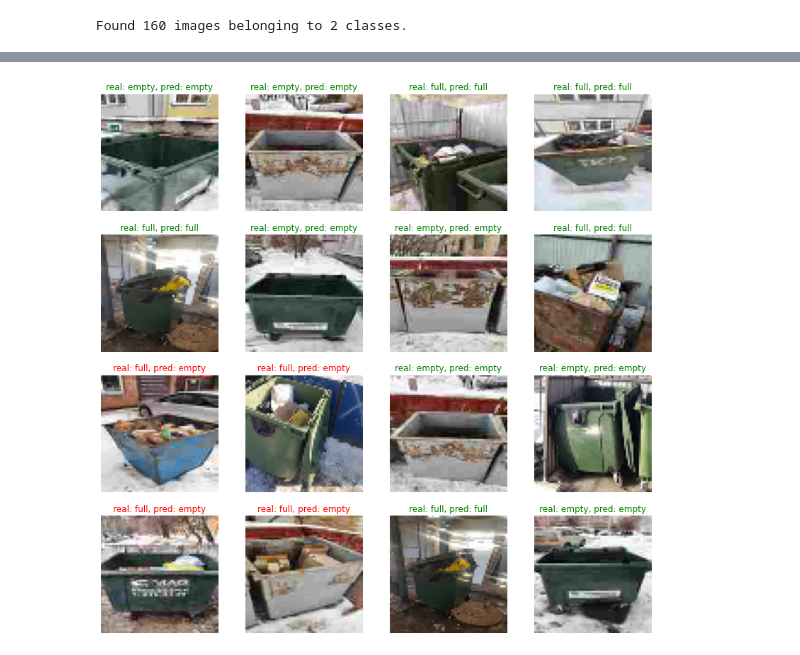
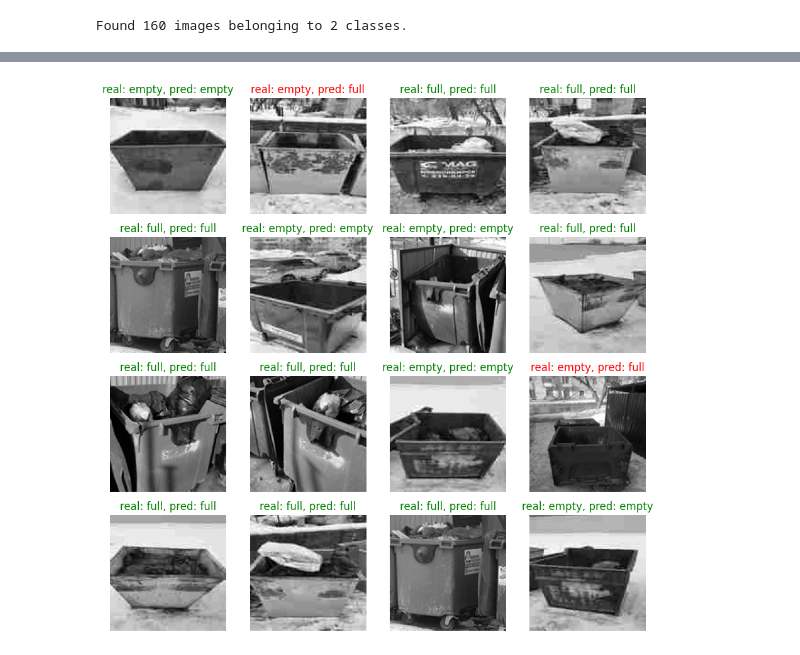
Before and after one commit to iishutov/CV-Project, a Jupyter notebook: ml_project.ipynb, the cells around one changed output, grey strips where cells are left out. Saved outputs shown, nothing was run; the diff lists cells and outputs as text; code cells hidden in the pictures.

```diff
--- a/ml_project.ipynb
+++ b/ml_project.ipynb
@@ -29,3 +52,7 @@ with zipfile.ZipFile(test_dir_zip, 'r') as zip_ref:
+# %%
+batch_size = 32
+rescale = 1./255
+img_height = img_width = 128
 # %%
 # Training dataset preprocessing
 train_datagen = ImageDataGenerator(
@@ -55,7 +85,7 @@ fig, axs = plt.subplots(nrows=3, ncols=3, figsize=(8,8))
 for i in range(3):
     for j in range(3):
         image, label = train_dataset.next()
-        axs[i,j].imshow(image[0])
+        axs[i,j].imshow(image[0], cmap='gray')
         axs[i,j].set_title(f'Label: {(int)(label[0])}')
         axs[i,j].axis('off')
 plt.show()
@@ -72,6 +97,7 @@ test_datagen = ImageDataGenerator(rescale=rescale)
 
 test_dataset = test_datagen.flow_from_directory(
     directory=test_dir,
+    color_mode='grayscale',
     target_size=(img_height, img_width),
     batch_size=batch_size,
     class_mode='binary',
@@ -168,0 +146,28 @@ Epoch 30/30
+# %%
+# Hyperparameters tuning.
+tuner = keras_tuner.RandomSearch(
+    hypermodel=build_model,
+    objective="val_accuracy",
+    max_trials=10,
+    executions_per_trial=2,
+    overwrite=True,
+    directory="/content/tuning",
+    project_name="dropout",
+)
+tuner.search_space_summary()
+tuner.search(
+    train_dataset,
+    epochs=15,
+    validation_data=test_dataset,
+    callbacks=[tf.keras.callbacks.EarlyStopping("val_accuracy", patience=3)]
+    )
+model = tuner.get_best_models(num_models=1)[0]
+
+# Training the model.
+# history = model.fit(
+#     train_dataset,
+#     epochs=15,
+#     validation_data=test_dataset,
+#     callbacks=[tf.keras.callbacks.EarlyStopping("val_accuracy", patience=3)
+#     )
+#plot_metrics(history)
@@ -172,7 +230,7 @@ predictions = model.predict(test_dataset)
 
 idx = 0
 rng = np.random.default_rng()
-fig, axs = plt.subplots(nrows=4, ncols=4, figsize=(14,14))
+fig, axs = plt.subplots(nrows=4, ncols=4, figsize=(11,11))
 
 for i in range(4):
   for j in range(4):
@@ -187,7 +245,7 @@ for i in range(4):
 
     axs[i,j].set_title(f'real: {real_class}, pred: {predicted_class}')\
       .set_color('green' if real_class == predicted_class else 'red')
-    axs[i,j].imshow(image[local_idx])
+    axs[i,j].imshow(image[local_idx], cmap='gray')
     axs[i,j].axis('off')
 
     idx += _batch_size
@@ -198 +256 @@ plt.show()
-[figure, old version]
+[figure, new version]
```
Also changed, not shown: parts of 16 cells of this notebook.
